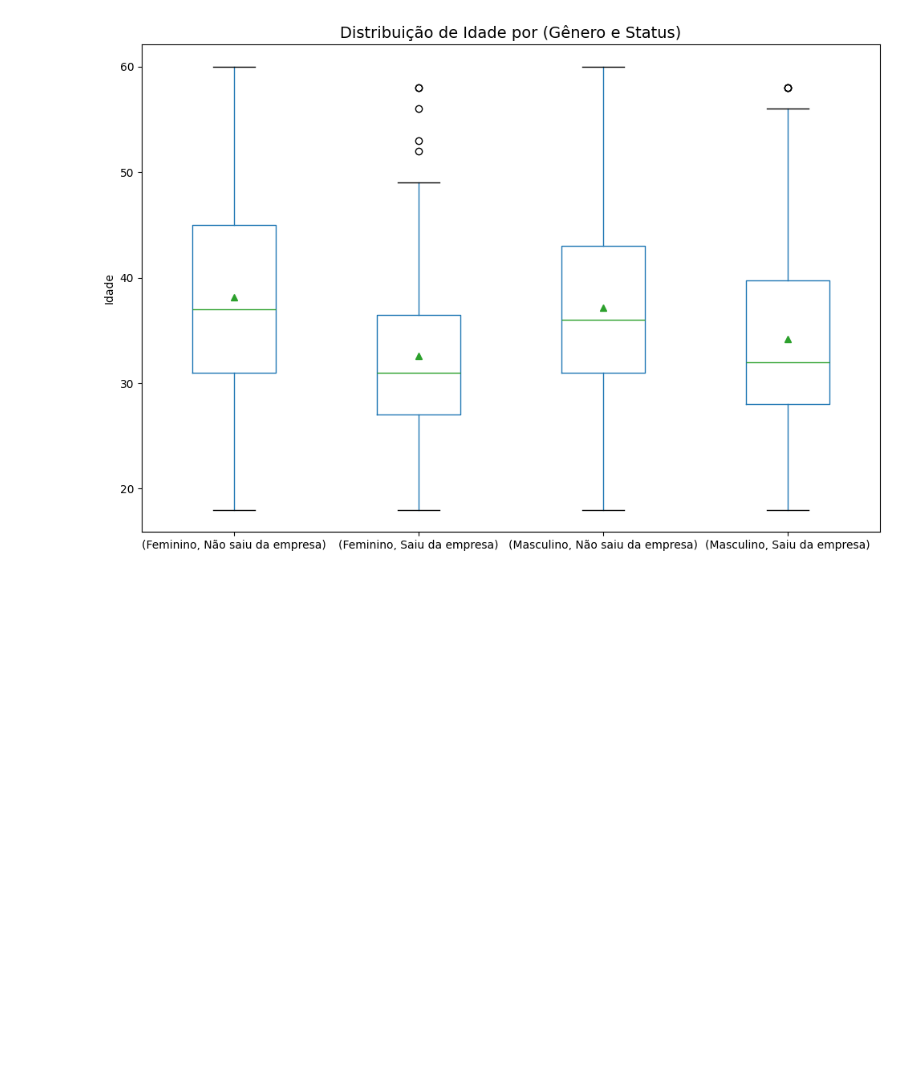
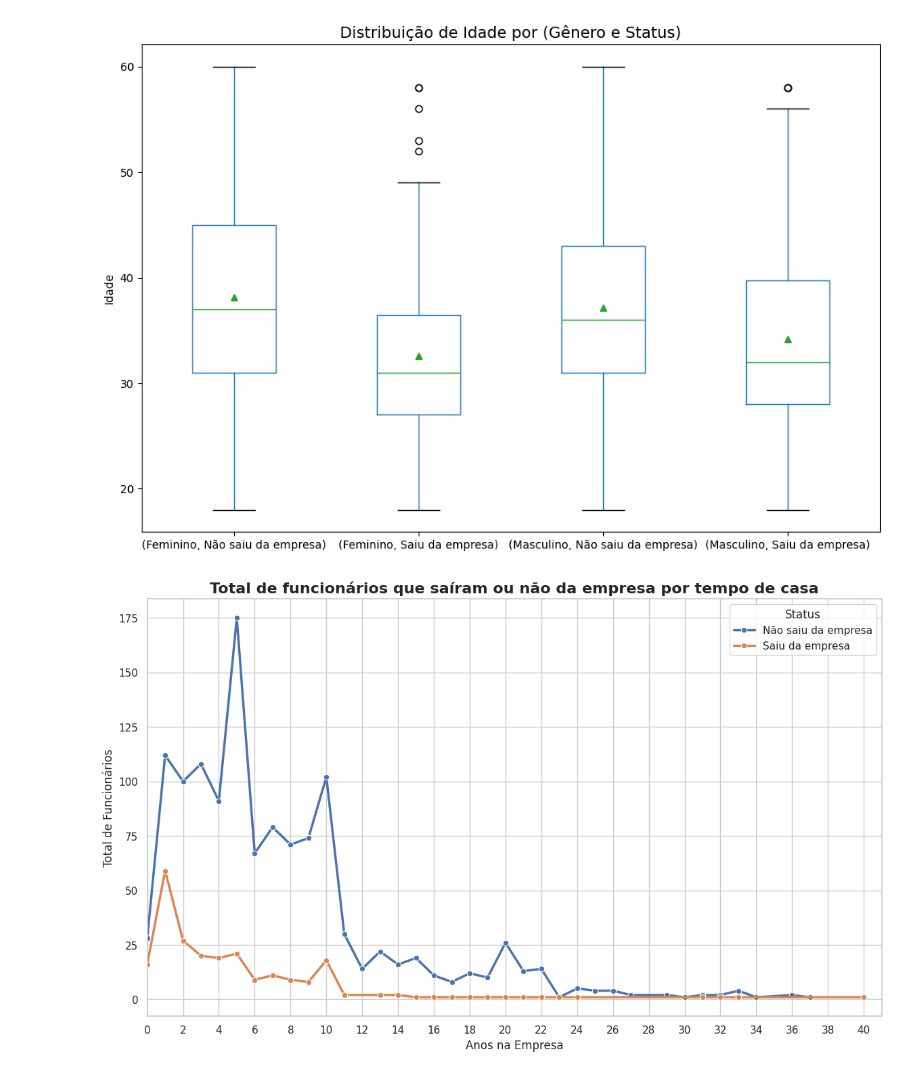
Before and after one commit to jhscavalcante/uea_data_science_pdv, a Jupyter notebook: projeto.ipynb, the cells around one changed output. Cells and saved outputs as stored; diff of their text form; code cells hidden in the pictures; blank space fills up the shorter version.

Commit message:
feat: add last graphic

```diff
--- a/projeto.ipynb
+++ b/projeto.ipynb
@@ -364,3 +364,39 @@ plt.tight_layout()
 plt.show()
 # %% [output]
 [figure]
+# %%
+import seaborn as sns
+sns.set_theme(style="whitegrid")
+
+df_plot = df.copy()
+df_plot['Status'] = df_plot['Attrition'].map({'No': 'Não saiu da empresa', 'Yes': 'Saiu da empresa'})
+
+# Agrupamos os dados para contar o total de pessoas por ano na empresa e por status (saiu/não saiu)
+saida_por_ano = df_plot.groupby(['YearsAtCompany', 'Status']).size().reset_index(name='Total')
+
+# Definimos o tamanho do gráfico
+plt.figure(figsize=(14, 8))
+
+# Criamos o gráfico de linhas usando a biblioteca seaborn, que lida com a legenda automaticamente
+ax = sns.lineplot(
+    data=saida_por_ano,
+    x='YearsAtCompany',
+    y='Total',
+    hue='Status',
+    marker='o', # Adiciona um marcador de círculo em cada ponto de dados
+    linewidth=2.5 # Aumenta a espessura da linha
+)
+
+# Adicionamos o título e os rótulos dos eixos, conforme a imagem de referência
+plt.title('Total de funcionários que saíram ou não da empresa por tempo de casa', fontsize=16, weight='bold')
+plt.xlabel('Anos na Empresa', fontsize=12)
+plt.ylabel('Total de Funcionários', fontsize=12)
+
+# Melhorando os marcadores do eixo X para exibir os anos de forma mais clara
+plt.xticks(ticks=range(0, saida_por_ano['YearsAtCompany'].max() + 2, 2))
+plt.xlim(0, saida_por_ano['YearsAtCompany'].max() + 1) # Define o limite do eixo x para começar em 0
+
+# Exibindo o gráfico
+plt.show()
+# %% [output]
+[figure, added]
```
